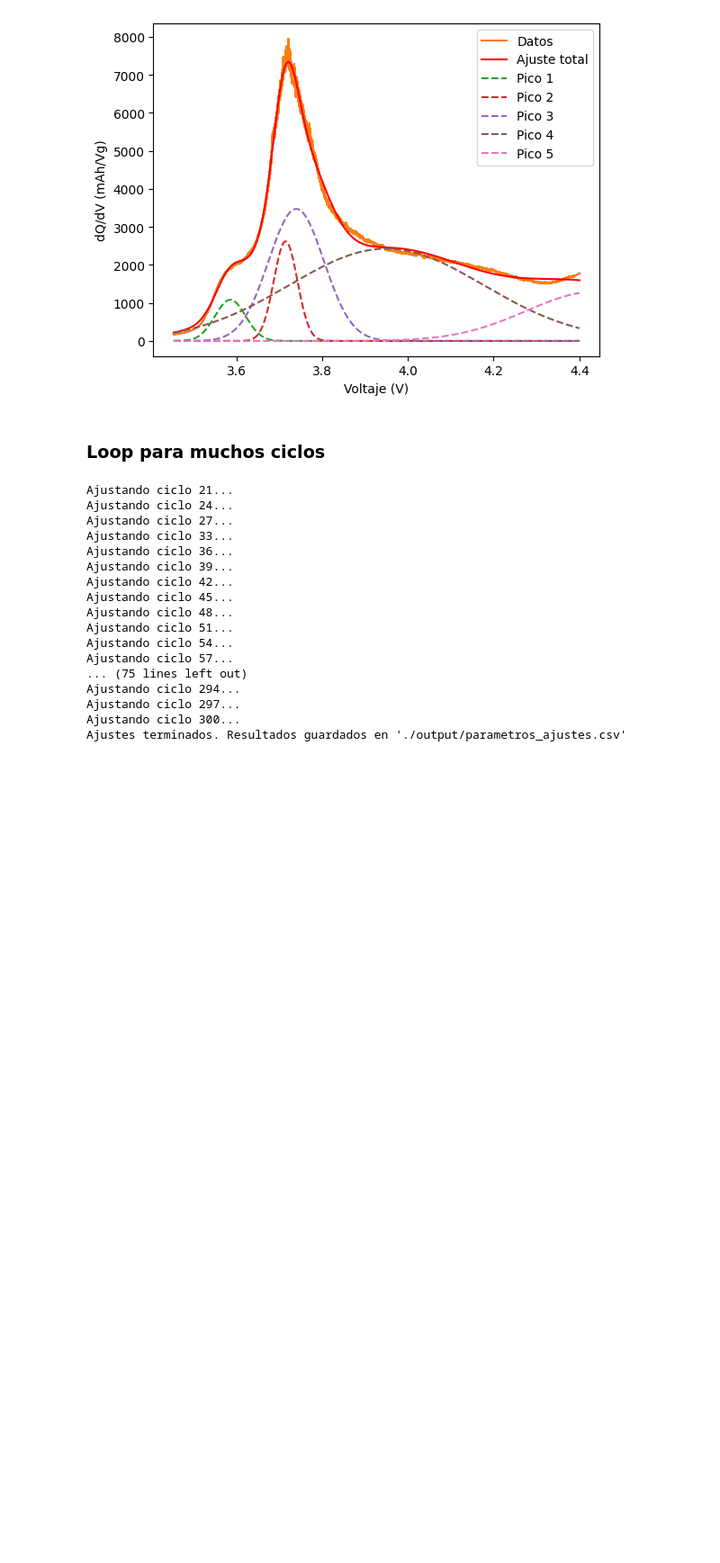
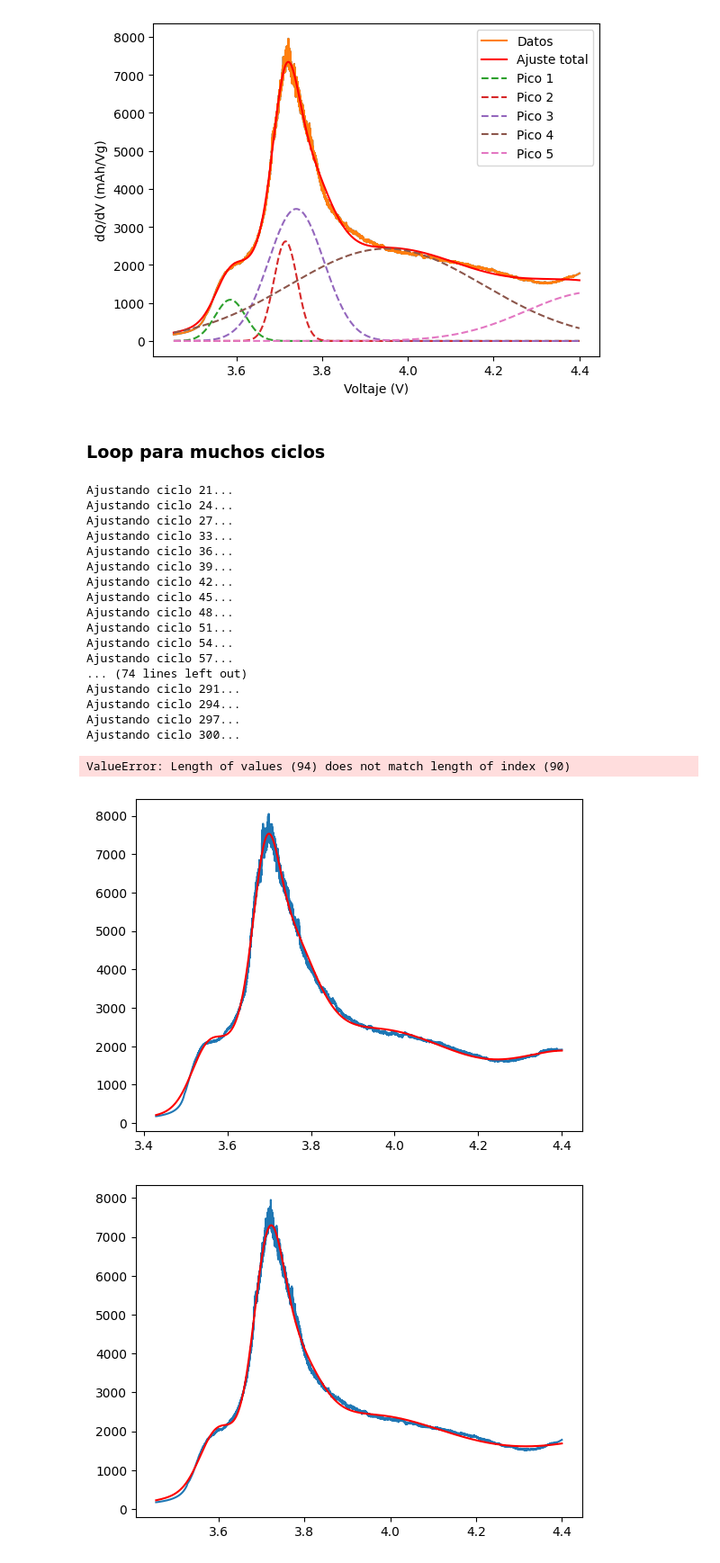
Before and after one commit to majodomenech/proc-icdv, a Jupyter notebook: prueba-gauss-variosciclos.ipynb, the cells around one changed output. Shown: that part at 90% size. Drawn from its saved outputs; the diff is of its cells as text; code cells hidden in the pictures; blank space fills up the shorter version.

```diff
--- a/prueba-gauss-variosciclos.ipynb
+++ b/prueba-gauss-variosciclos.ipynb
@@ -216,6 +201,22 @@ n_peaks = len(p_ini)//3
 # %%
 # %% ------- Ajuste encadenado de varios ciclos ------------------------------------------------------------
 
+# ---- Elegir ciclos del loop y nombre del .csv ------------------------------------------------
+nombre = 'moreSteps-10bounds'
+excluir = {30, 32, 34, 35, 38, 88, 186, 187, 188, 189, 190, 191, 192, 193, 202, 247} # ciclos feos
+ciclos_seleccionados_ajuste = [c for c in ciclos_disponibles if 21 <= c <= 300 and c not in excluir]
+ciclos_grafico = [21, 99, 198, 297, 396, 498, 597, 696, 795, 897]
+# ----------------------------------------------------------------------------------------------
+
+ciclos = ciclos_seleccionados_ajuste     # los que quieras ajustar
+resultados = []                          # lista de parámetros ajustados
+covs = []                                # lista de matrices de covarianza
+areas = []                               # lista de áreas de cada pico
+
+# inicialización con p_ini
+p0_actual = p_ini
+bounds_actual = bounds_ini
+n_peaks = len(p_ini)//3
 
 # Realizar ajustes
 for ciclo in ciclos:
@@ -224,9 +225,11 @@ for ciclo in ciclos:
         V = df_ch['V_ch_savgol']
         dqdv = df_ch['dqdv_ch_calc']
 
+        # Ajuste
         print(f'Ajustando ciclo {ciclo}...')
-        # Ajuste
-        popt, pcov = curve_fit(multi_gauss, V, dqdv, p0=p0_actual, bounds=bounds)
+        popt, pcov = curve_fit(multi_gauss, V, dqdv, p0=p0_actual, bounds=bounds_actual,
+                               maxfev=20000   # por defecto suele ser 800
+                                )
 
         # Guardar resultados
         resultados.append(popt)
@@ -242,6 +245,15 @@ for ciclo in ciclos:
 
         # Actualizar p0 para el siguiente ciclo
         p0_actual = popt
+
+        # --- recalcular bounds para el próximo ciclo ---
+        lb = []
+        ub = []
+        for i in range(n_peaks):
+            a0, mu0, sigma0 = popt[3*i:3*i+3]
+            lb += [0.9*a0, 0.9*mu0, 0.9*sigma0]
+            ub += [1.1*a0, 1.1*mu0, 1.1*sigma0]
+        bounds_actual = (lb, ub)
 
         # Plot
         if ciclo in ciclos_grafico:
@@ -259,7 +271,7 @@ for ciclo in ciclos:
             plt.xlabel("Voltaje (V)")
             plt.ylabel("dQ/dV (mAh/Vg)")
             plt.title(f"Ajuste ciclo {ciclo}")
-            plt.savefig(f'./output/ajuste_picos_ciclo{ciclo}.png', dpi=300)
+            plt.savefig(f'./output/ajuste_picos_ciclo{ciclo}_{nombre}.png', dpi=300)
             plt.close()
 
     except Exception as e:
@@ -271,34 +283,37 @@ for ciclo in ciclos:
 # %% ------- Crear DataFrame con parámetros y áreas ------------------------------------------------------------
 cols = []
 cols_area = []
 
 for i in range(n_peaks):
     cols += [f"a{i+1}", f"mu{i+1}", f"sigma{i+1}"]
     cols_area.append(f"area{i+1}")
 
 df_params = pd.DataFrame(resultados, index=ciclos, columns=cols)
 df_areas = pd.DataFrame(areas, index=ciclos, columns=cols_area)
 df_final = pd.concat([df_params, df_areas], axis=1)
 
 # Guardar a CSV
-df_final.to_csv("./output/parametros_ajustes.csv")
+df_final.to_csv(f"./output/parametros_ajustes_{nombre}.csv")
 
-print("Ajustes terminados. Resultados guardados en './output/parametros_ajustes.csv'")
+print(f"Ajustes terminados. Resultados guardados en './output/parametros_ajustes_{nombre}.csv'")
 # %% [output]
 Ajustando ciclo 21...
 Ajustando ciclo 24...
 Ajustando ciclo 27...
 Ajustando ciclo 33...
 Ajustando ciclo 36...
 Ajustando ciclo 39...
 Ajustando ciclo 42...
 Ajustando ciclo 45...
 Ajustando ciclo 48...
 Ajustando ciclo 51...
 Ajustando ciclo 54...
 Ajustando ciclo 57...
-... (75 lines left out)
+... (74 lines left out)
+Ajustando ciclo 291...
 Ajustando ciclo 294...
 Ajustando ciclo 297...
 Ajustando ciclo 300...
-Ajustes terminados. Resultados guardados en './output/parametros_ajustes.csv'
+ValueError: Length of values (94) does not match length of index (90)
+[figure, added]
+[figure, added]
```
Also changed, not shown: parts of 12 cells of this notebook, 2 other files.
